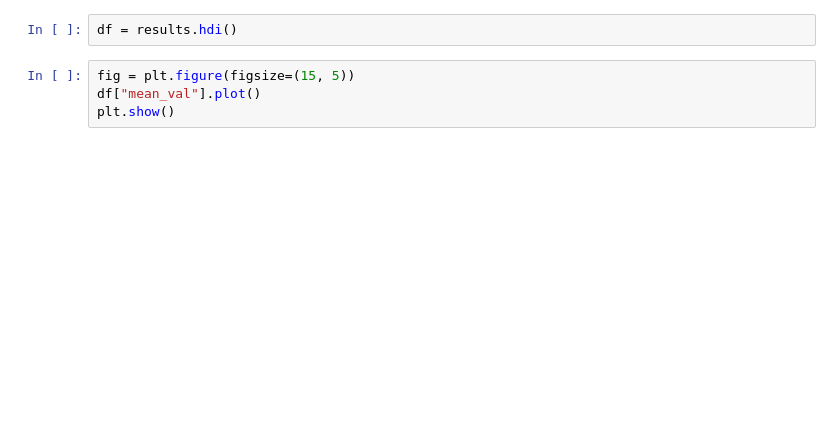
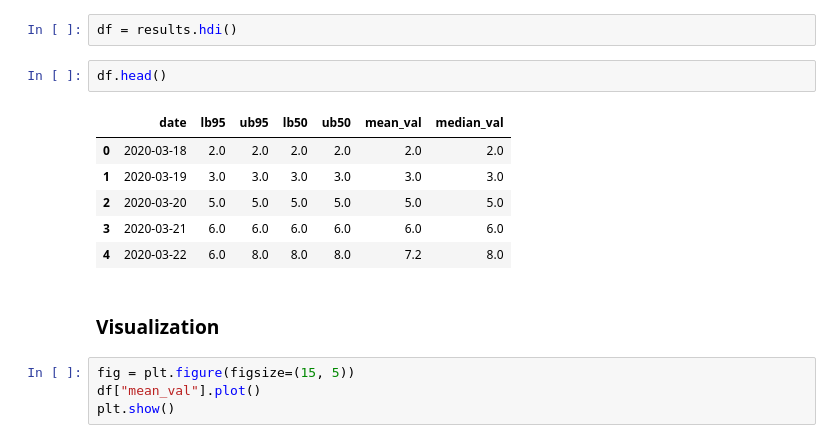
Before and after one commit to perone/episuite, a Jupyter notebook: icu_simulation_notebook.ipynb, the cells around one changed output. Cells and saved outputs as stored; diff of their text form; blank space fills up the shorter version.

```diff
--- a/icu_simulation_notebook.ipynb
+++ b/icu_simulation_notebook.ipynb
@@ -37,5 +90,16 @@ results = icu_sim.simulate(5)
 # %%
 df = results.hdi()
+# %%
+df.head()
+# %% [output]
+|  | date | lb95 | ub95 | lb50 | ub50 | mean_val | median_val |
+| 0 | 2020-03-18 | 2.0 | 2.0 | 2.0 | 2.0 | 2.0 | 2.0 |
+| 1 | 2020-03-19 | 3.0 | 3.0 | 3.0 | 3.0 | 3.0 | 3.0 |
+| 2 | 2020-03-20 | 5.0 | 5.0 | 5.0 | 5.0 | 5.0 | 5.0 |
+| 3 | 2020-03-21 | 6.0 | 6.0 | 6.0 | 6.0 | 6.0 | 6.0 |
+| 4 | 2020-03-22 | 6.0 | 8.0 | 8.0 | 8.0 | 7.2 | 8.0 |
+# %% [markdown]
+### Visualization
 # %%
 fig = plt.figure(figsize=(15, 5))
 df["mean_val"].plot()
```
Also changed, not shown: parts of 13 cells of this notebook, 57 other files.
